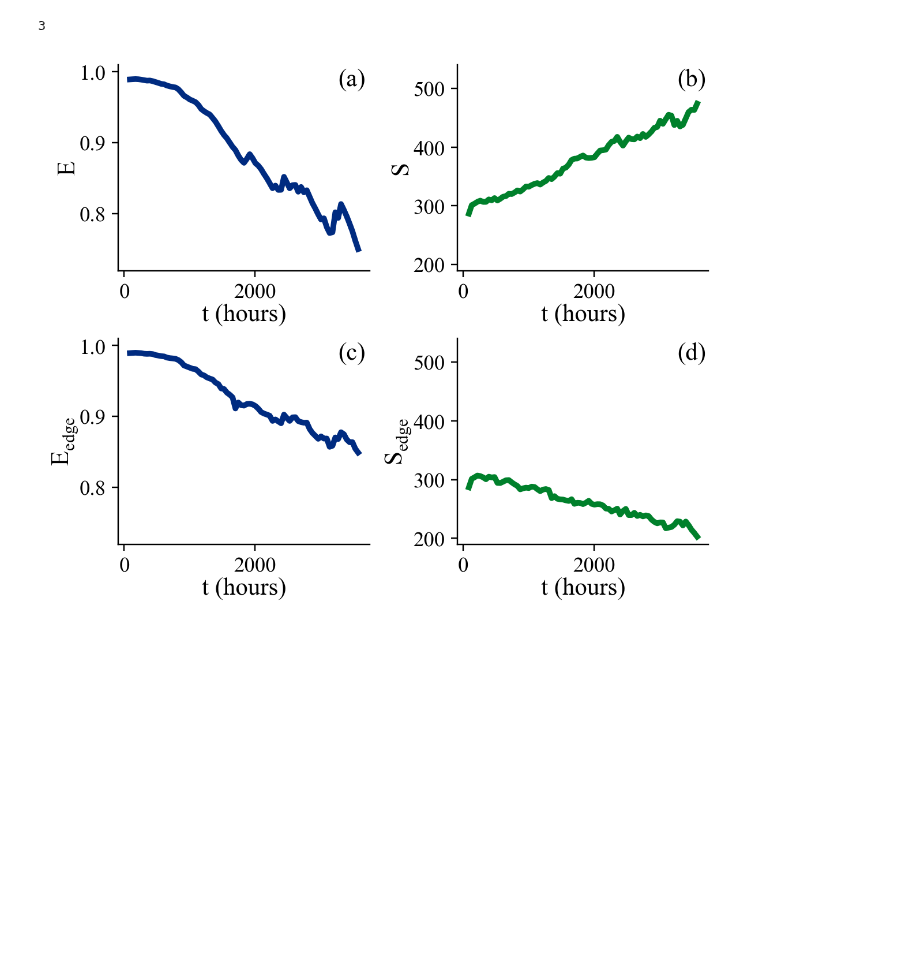
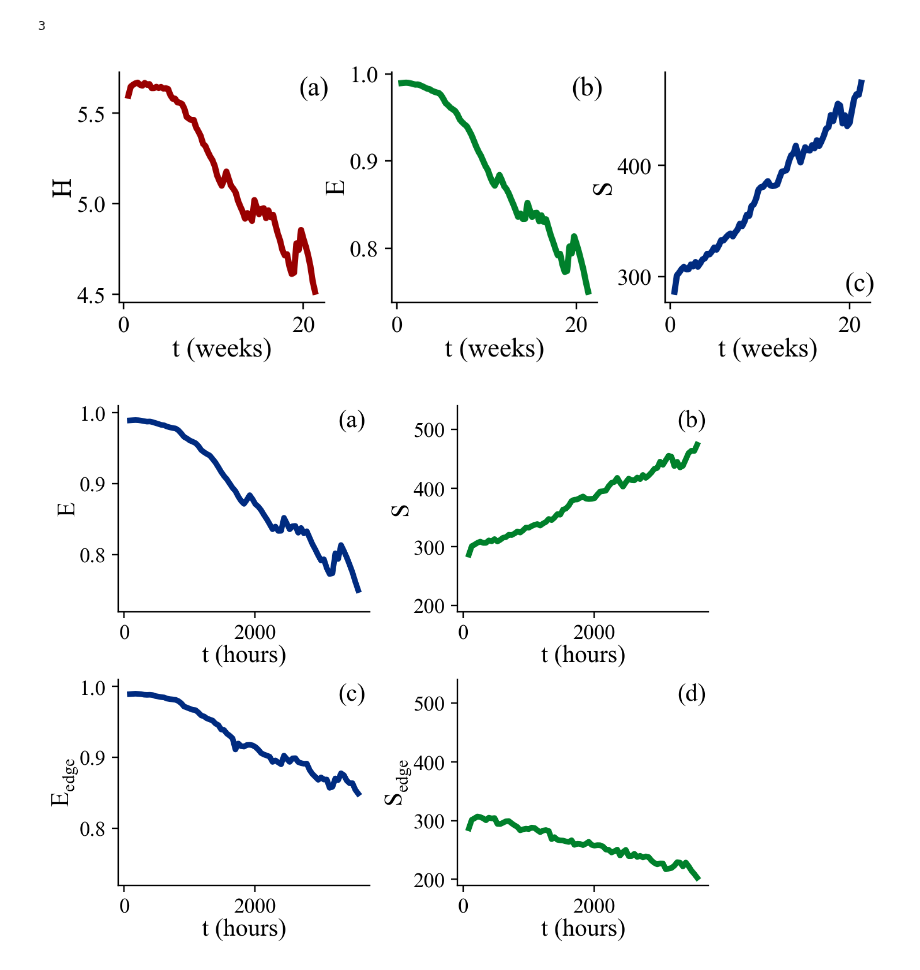
Before and after one commit to patricksinclair/multispecies_postprocessing, a Jupyter notebook: geno_distbs/varying_susceps/multispecies_shannon_plotter.ipynb, the cells around one changed output. Drawn from its saved outputs; the diff is of its cells as text; code cells hidden in the pictures; blank space fills up the shorter version.

```diff
--- a/geno_distbs/varying_susceps/multispecies_shannon_plotter.ipynb
+++ b/geno_distbs/varying_susceps/multispecies_shannon_plotter.ipynb
@@ -722,6 +722,60 @@ t_list_GROWTH_CORE, nBac_list_GROWTH_CORE, H_list_GROWTH_CORE, E_list_GROWTH_COR
 
 # t_list_GROWTH, nBac_list_GROWTH, H_list_GROWTH, E_list_GROWTH, S_list_GROWTH = getAverageAndCollateShannonDataIntoLists(shannon_data_dict_list_GROWTH_test3)
 # plotPhaseComparisons(t_list_GROWTH, H_list_GROWTH, pc_res_vals, x_label="t", y_label="H", title_string="H vs t (GROWTH)", filename="H_vs_t_GROWTH.pdf")
+# %%
+def plot1x3ShannonValuesVsTime(x_vals, y_vals_list):
+    '''This is used to plot the shannon plots H, E, S.'''
+    fig, axes = plt.subplots(1, 3, dpi=220)
+    fig.set_size_inches(7,2.2)
+    plt.subplots_adjust(wspace=0.33)
+    titleSize = 16
+    labelSize = 14
+    numbersize = 12
+    legendsize = 10
+    IDsize=12
+    line_width = 3.2
+    line_colour_S = '#002b80'
+    line_colour_E = '#00802b'
+    line_colour_H = '#990000'
+
+    x_vals = [x/(24.*7) for x in x_vals] # rescale to weeks
+
+    i = 0
+    letters = list(string.ascii_lowercase)[:4]
+#     x_vals_list = [x_vals_GROWTH, x_vals_GROWTH, x_vals_GROWTH_EDGE, x_vals_GROWTH_EDGE] #combine the x_data for ease of plotting
+#     y_vals_list = [y_vals_GROWTH[0], y_vals_GROWTH[1], y_vals_GROWTH_EDGE[0], y_vals_GROWTH_EDGE[1]]
+    y_label_list = ['H', 'E', 'S']
+    line_colour_list = [line_colour_H, line_colour_E, line_colour_S]
+
+    for ax, y_val, y_label, letter, line_colour in zip(axes.flat, y_vals_list, y_label_list, letters, line_colour_list):
+
+        ax.plot(x_vals[2:], y_val[2:], lw=line_width, color=line_colour)
+
+        if i < 2: ax.text(0.875, 0.9, "("+letter+")", transform=ax.transAxes, fontsize=14)
+        else: ax.text(0.875, 0.05, "("+letter+")", transform=ax.transAxes, fontsize=14)
+
+        ax.spines['top'].set_visible(False)
+        ax.spines['right'].set_visible(False)
+        ax.tick_params(axis='both', labelsize=numbersize)
+
+        ax.set_xlabel("t (weeks)", labelpad=0.2, fontsize=labelSize)
+        ax.set_ylabel(y_label, labelpad=0.1, fontsize=labelSize)
+
+
+
+
+        i += 1
+
+
+    plt.savefig("ms_paper_plots/shannon_1x3.pdf", bbox_inches='tight', dpi=330)
+    plt.show()
+
+
+
+pc_index = 0 #index of the percent resistance (0 = 14%, 1 = 15%, 2 = 16%)
+plot1x3ShannonValuesVsTime(t_list_GROWTH[pc_index], [H_list_GROWTH[pc_index], E_list_GROWTH[pc_index], S_list_GROWTH[pc_index]])
+# %% [output]
+[figure, added]
 # %%
 def plotGrowthEdgeComparison(x_vals_GROWTH, y_vals_GROWTH, x_vals_GROWTH_EDGE, y_vals_GROWTH_EDGE):
     '''this is used to compare the S and E values of the GROWTH and GROWTH_EDGE runs'''
```
Also changed, not shown: parts of 5 cells of this notebook, 2 other files.
